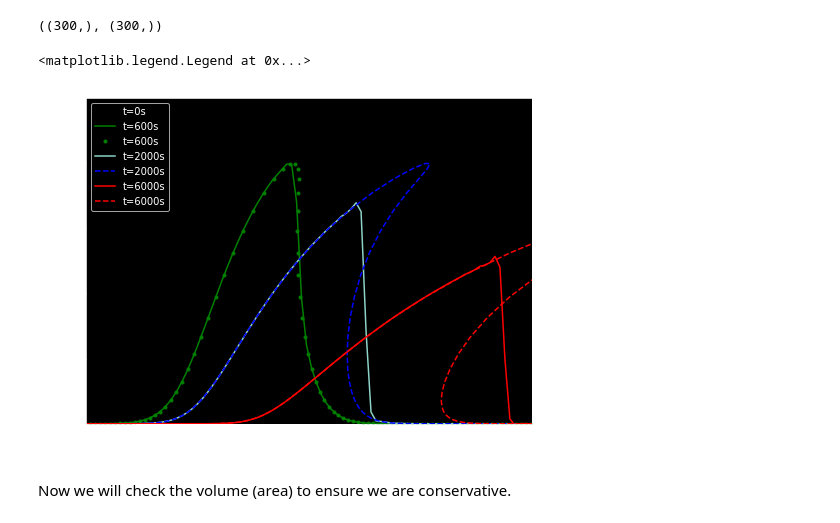
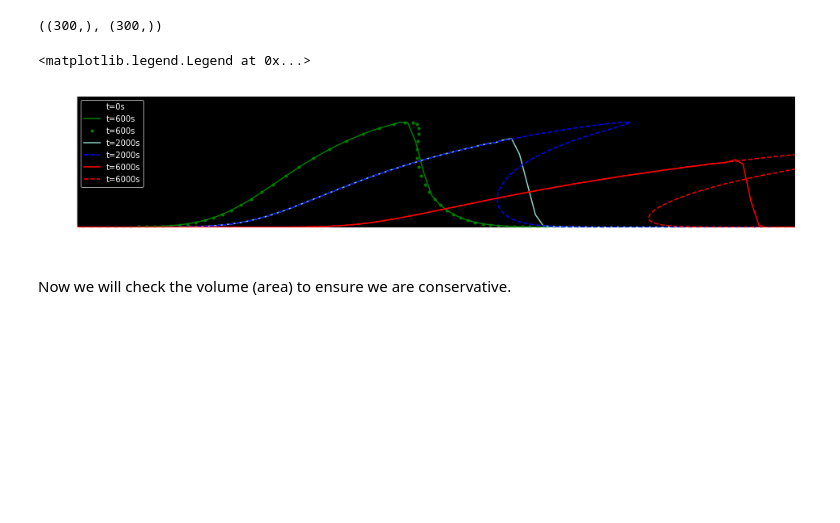
Before and after one commit to plgrover/pymorph, a Jupyter notebook: notebooks/Gaussian Hump Tests/Long et al - Gaussian Hump Tests.ipynb, the cells around one changed output. Drawn from its saved outputs; the diff is of its cells as text; code cells hidden in the pictures; blank space fills up the shorter version.

```diff
--- a/notebooks/Gaussian Hump Tests/Long et al - Gaussian Hump Tests.ipynb
+++ b/notebooks/Gaussian Hump Tests/Long et al - Gaussian Hump Tests.ipynb
@@ -112,7 +112,7 @@ Text(0.5, 1.0, 'Water Depth - $h$')
 
 Euler-WENO scheme.
 # %%
-simTime = 6000. # Runtime
+simTime = 9000. # Runtime
 dt = 0.1 # Time step size (s)
 nt = int(simTime/dt)  # Number of time steps
 
@@ -120,6 +120,7 @@ nt = int(simTime/dt)  # Number of time steps
 z0 = zc.copy()
 z600 = zc.copy()
 z2000 = zc.copy()
+z6000 = zc.copy()
 verts = []
 
 extractionInterval = 100.
@@ -184,6 +185,9 @@ for n in range(1,nt):
     if (n*dt == 2000.):
         z2000 = zc.copy()
 
+    if (n*dt == 6000.):
+        z6000 = zc.copy()
+
     if (n*dt / extractionInterval) == math.floor(n*dt / extractionInterval):
         verts.append(list(zip(xc.copy(),zc.copy())))
         tsteps.append(n*dt)
@@ -220,26 +224,26 @@ np.shape(x_600),np.shape(z_a600)
 # %% [output]
 ((300,), (300,))
 # %%
-fig = plt.figure(figsize=(8, 6))
+fig = plt.figure(figsize=(16, 3))
 plt.plot(xc,z0,'k', label='t=0s')
 
 plt.plot(xc,z600,'g', label='t=600s')
 plt.plot(x_600, z_a600,'g.', label='t=600s')
 
 plt.plot(xc,z2000, label='t=2000s')
 plt.plot(x_2000, z_a2000,'b--', label='t=2000s')
 
-plt.plot(xc,zc, 'r', label='t=6000s')
+plt.plot(xc,z6000, 'r', label='t=6000s')
 plt.plot(x_6000, z_a6000,'r--', label='t=6000s')
 
 plt.xlabel('x (m)')
 plt.ylabel('$z_b$ (m)')
 plt.xlim([120,210])
 plt.ylim([6,6+2.5])
 plt.legend(loc=2)
 # %% [output]
 <matplotlib.legend.Legend at 0x...>
-[figure, old version]
+[figure, new version]
 # %% [markdown]
 Now we will check the volume (area) to ensure we are conservative.
 # %%
```
Also changed, not shown: parts of 7 cells of this notebook, 3 other files.
